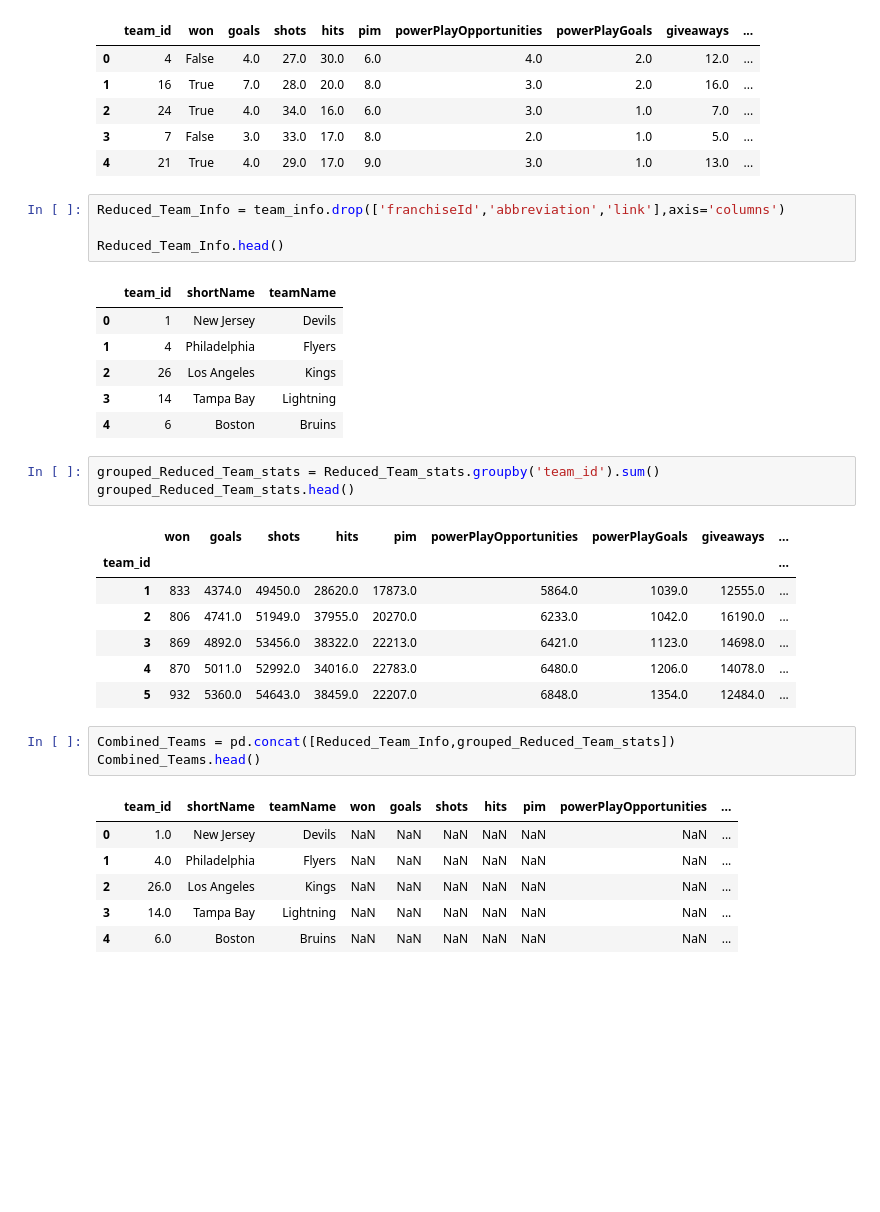
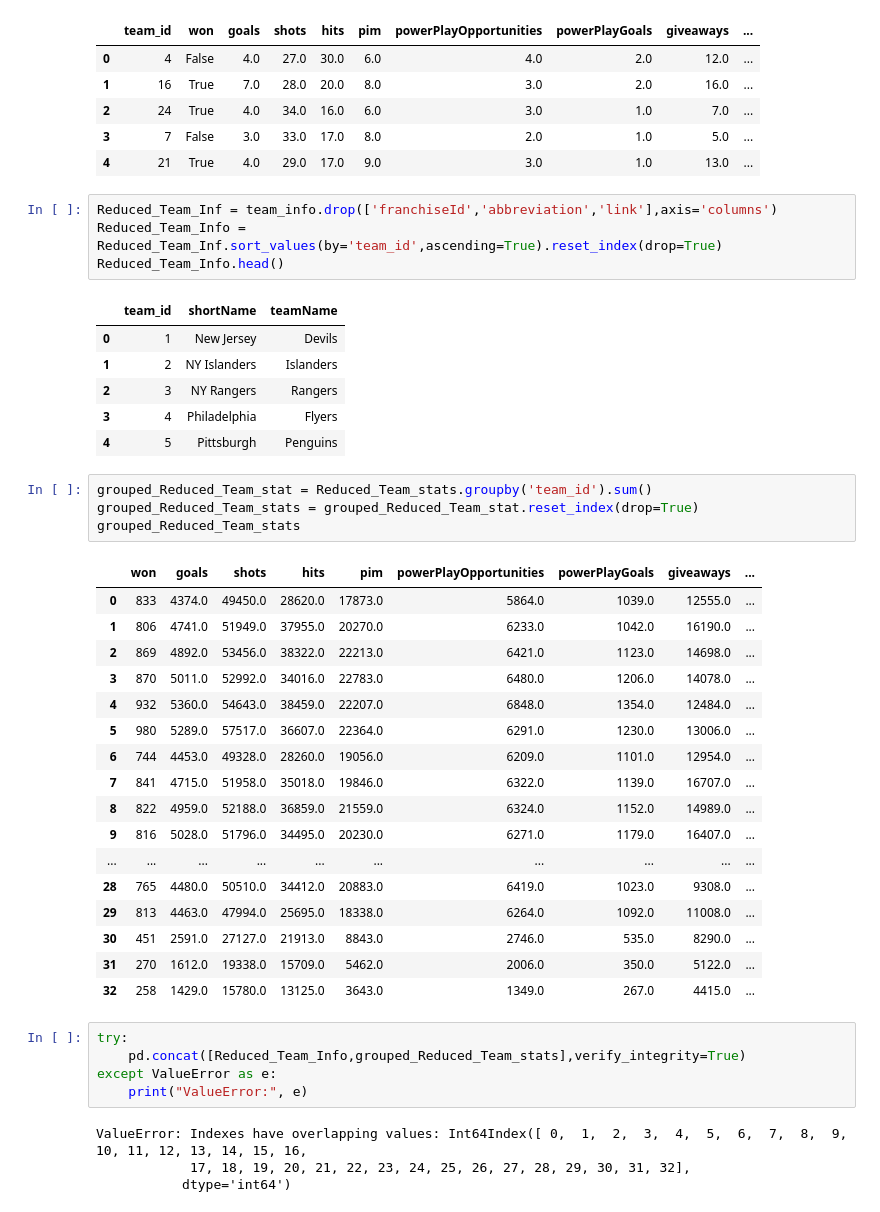
Before and after one commit to data301-2021-summer2/project-group39-project, a Jupyter notebook: analysis/Keatin/Milestone1.ipynb, the cells around one changed output. Cells and saved outputs as stored; diff of their text form; blank space fills up the shorter version.

Commit message:
Organzied all teams and there respective data

```diff
--- a/analysis/Keatin/Milestone1.ipynb
+++ b/analysis/Keatin/Milestone1.ipynb
@@ -159,34 +166,44 @@ Reduced_Team_stats.head()
 | 3 | 7 | False | 3.0 | 33.0 | 17.0 | 8.0 | 2.0 | 1.0 | 5.0 | ... |
 | 4 | 21 | True | 4.0 | 29.0 | 17.0 | 9.0 | 3.0 | 1.0 | 13.0 | ... |
 # %%
-Reduced_Team_Info = team_info.drop(['franchiseId','abbreviation','link'],axis='columns')
-
+Reduced_Team_Inf = team_info.drop(['franchiseId','abbreviation','link'],axis='columns')
+Reduced_Team_Info = Reduced_Team_Inf.sort_values(by='team_id',ascending=True).reset_index(drop=True)
 Reduced_Team_Info.head()
 # %% [output]
 |  | team_id | shortName | teamName |
 | 0 | 1 | New Jersey | Devils |
-| 1 | 4 | Philadelphia | Flyers |
-| 2 | 26 | Los Angeles | Kings |
-| 3 | 14 | Tampa Bay | Lightning |
-| 4 | 6 | Boston | Bruins |
+| 1 | 2 | NY Islanders | Islanders |
+| 2 | 3 | NY Rangers | Rangers |
+| 3 | 4 | Philadelphia | Flyers |
+| 4 | 5 | Pittsburgh | Penguins |
 # %%
-grouped_Reduced_Team_stats = Reduced_Team_stats.groupby('team_id').sum()
-grouped_Reduced_Team_stats.head()
+grouped_Reduced_Team_stat = Reduced_Team_stats.groupby('team_id').sum()
+grouped_Reduced_Team_stats = grouped_Reduced_Team_stat.reset_index(drop=True)
+grouped_Reduced_Team_stats
 # %% [output]
 |  | won | goals | shots | hits | pim | powerPlayOpportunities | powerPlayGoals | giveaways | ... |
-| team_id |  |  |  |  |  |  |  |  | ... |
-| 1 | 833 | 4374.0 | 49450.0 | 28620.0 | 17873.0 | 5864.0 | 1039.0 | 12555.0 | ... |
-| 2 | 806 | 4741.0 | 51949.0 | 37955.0 | 20270.0 | 6233.0 | 1042.0 | 16190.0 | ... |
-| 3 | 869 | 4892.0 | 53456.0 | 38322.0 | 22213.0 | 6421.0 | 1123.0 | 14698.0 | ... |
-| 4 | 870 | 5011.0 | 52992.0 | 34016.0 | 22783.0 | 6480.0 | 1206.0 | 14078.0 | ... |
-| 5 | 932 | 5360.0 | 54643.0 | 38459.0 | 22207.0 | 6848.0 | 1354.0 | 12484.0 | ... |
+| 0 | 833 | 4374.0 | 49450.0 | 28620.0 | 17873.0 | 5864.0 | 1039.0 | 12555.0 | ... |
+| 1 | 806 | 4741.0 | 51949.0 | 37955.0 | 20270.0 | 6233.0 | 1042.0 | 16190.0 | ... |
+| 2 | 869 | 4892.0 | 53456.0 | 38322.0 | 22213.0 | 6421.0 | 1123.0 | 14698.0 | ... |
+| 3 | 870 | 5011.0 | 52992.0 | 34016.0 | 22783.0 | 6480.0 | 1206.0 | 14078.0 | ... |
+| 4 | 932 | 5360.0 | 54643.0 | 38459.0 | 22207.0 | 6848.0 | 1354.0 | 12484.0 | ... |
+| 5 | 980 | 5289.0 | 57517.0 | 36607.0 | 22364.0 | 6291.0 | 1230.0 | 13006.0 | ... |
+| 6 | 744 | 4453.0 | 49328.0 | 28260.0 | 19056.0 | 6209.0 | 1101.0 | 12954.0 | ... |
+| 7 | 841 | 4715.0 | 51958.0 | 35018.0 | 19846.0 | 6322.0 | 1139.0 | 16707.0 | ... |
+| 8 | 822 | 4959.0 | 52188.0 | 36859.0 | 21559.0 | 6324.0 | 1152.0 | 14989.0 | ... |
+| 9 | 816 | 5028.0 | 51796.0 | 34495.0 | 20230.0 | 6271.0 | 1179.0 | 16407.0 | ... |
+| ... | ... | ... | ... | ... | ... | ... | ... | ... | ... |
+| 28 | 765 | 4480.0 | 50510.0 | 34412.0 | 20883.0 | 6419.0 | 1023.0 | 9308.0 | ... |
+| 29 | 813 | 4463.0 | 47994.0 | 25695.0 | 18338.0 | 6264.0 | 1092.0 | 11008.0 | ... |
+| 30 | 451 | 2591.0 | 27127.0 | 21913.0 | 8843.0 | 2746.0 | 535.0 | 8290.0 | ... |
+| 31 | 270 | 1612.0 | 19338.0 | 15709.0 | 5462.0 | 2006.0 | 350.0 | 5122.0 | ... |
+| 32 | 258 | 1429.0 | 15780.0 | 13125.0 | 3643.0 | 1349.0 | 267.0 | 4415.0 | ... |
 # %%
-Combined_Teams = pd.concat([Reduced_Team_Info,grouped_Reduced_Team_stats])
-Combined_Teams.head()
+try:
+    pd.concat([Reduced_Team_Info,grouped_Reduced_Team_stats],verify_integrity=True)
+except ValueError as e:
+    print("ValueError:", e)
 # %% [output]
-|  | team_id | shortName | teamName | won | goals | shots | hits | pim | powerPlayOpportunities | ... |
-| 0 | 1.0 | New Jersey | Devils | NaN | NaN | NaN | NaN | NaN | NaN | ... |
-| 1 | 4.0 | Philadelphia | Flyers | NaN | NaN | NaN | NaN | NaN | NaN | ... |
-| 2 | 26.0 | Los Angeles | Kings | NaN | NaN | NaN | NaN | NaN | NaN | ... |
-| 3 | 14.0 | Tampa Bay | Lightning | NaN | NaN | NaN | NaN | NaN | NaN | ... |
-| 4 | 6.0 | Boston | Bruins | NaN | NaN | NaN | NaN | NaN | NaN | ... |
+ValueError: Indexes have overlapping values: Int64Index([ 0,  1,  2,  3,  4,  5,  6,  7,  8,  9, 10, 11, 12, 13, 14, 15, 16,
+            17, 18, 19, 20, 21, 22, 23, 24, 25, 26, 27, 28, 29, 30, 31, 32],
+           dtype='int64')
```
Also changed, not shown: parts of 2 cells of this notebook.
